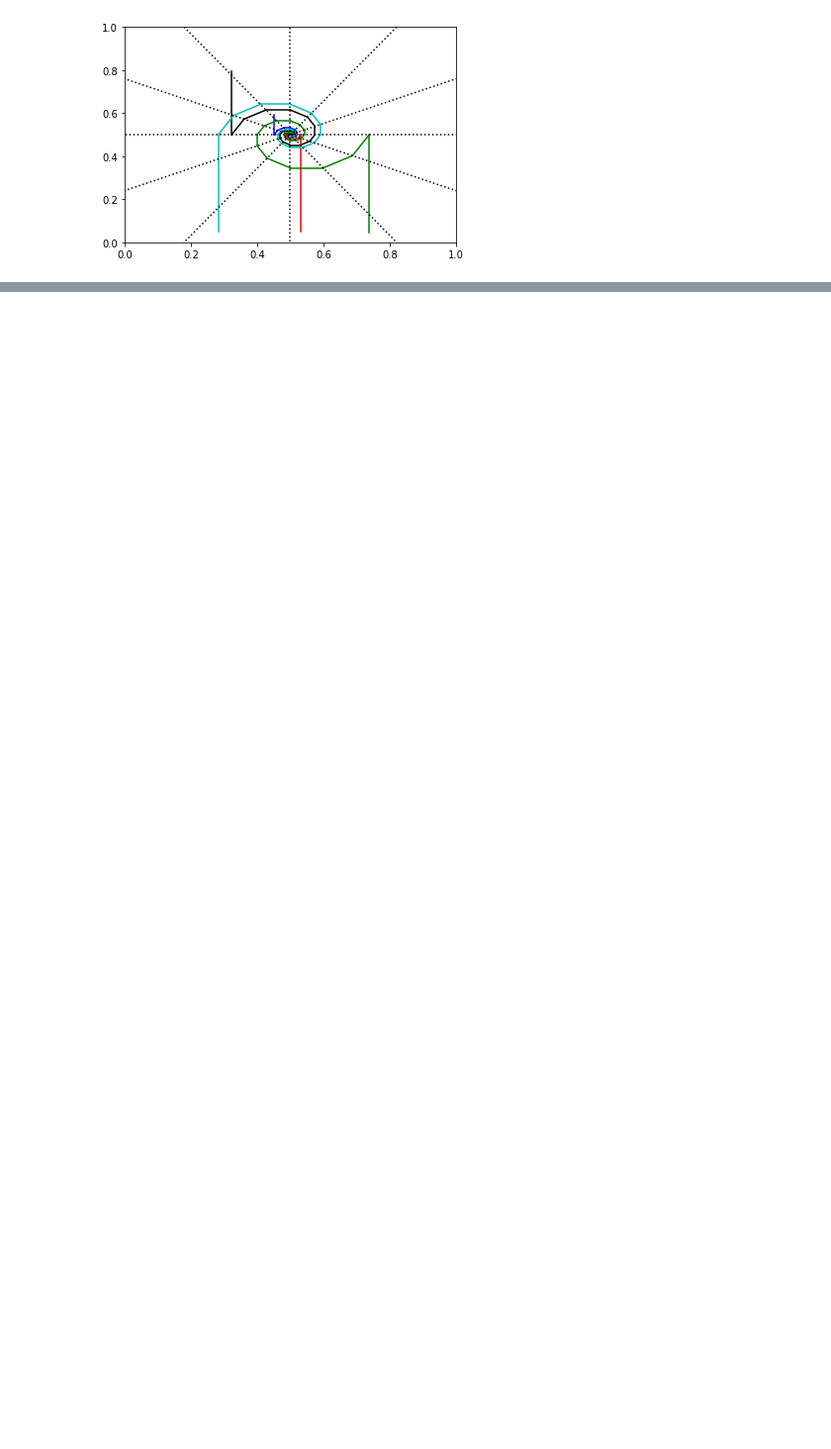
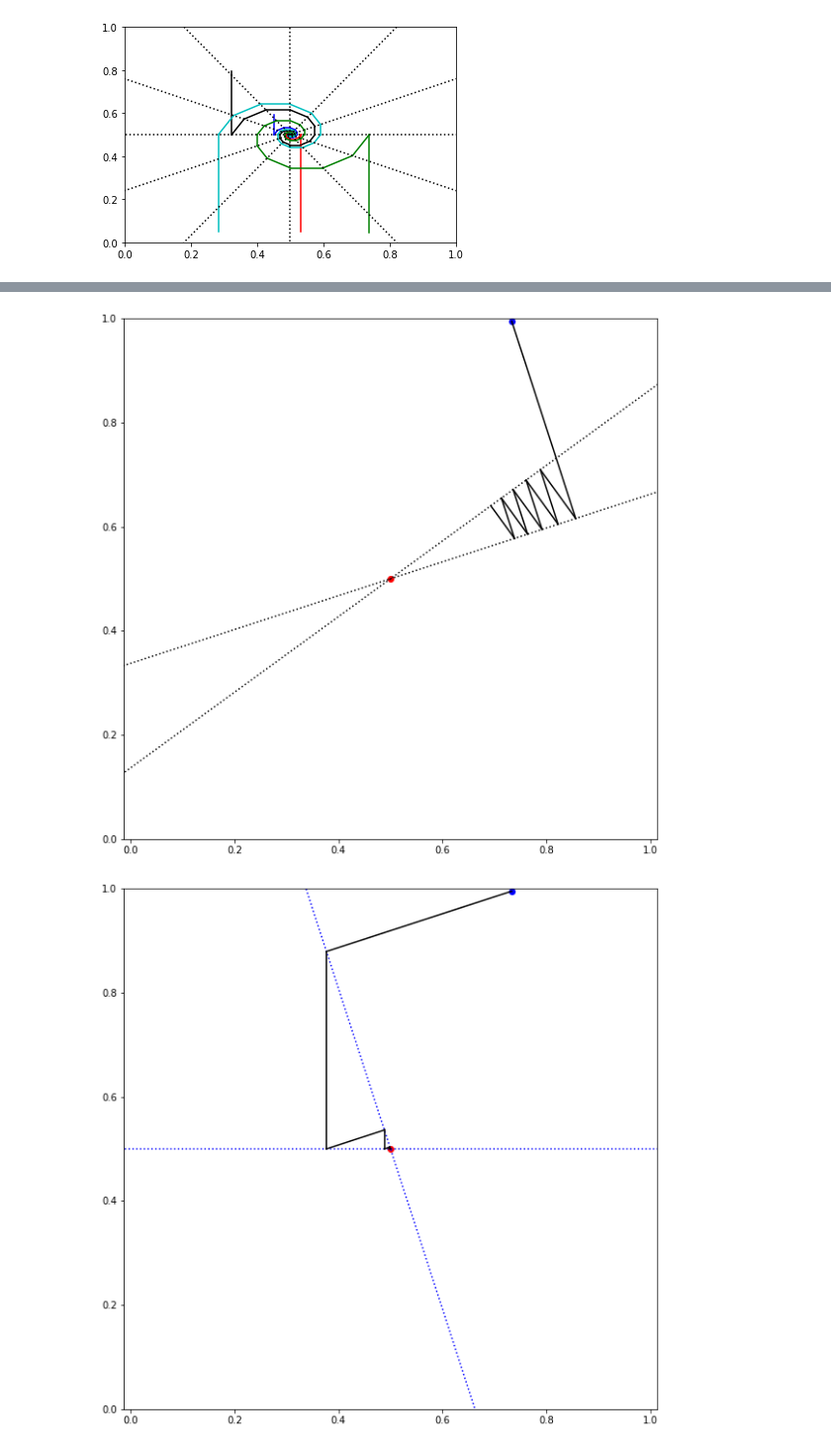
Before and after one commit to mathematicalmichael/thesis, a Jupyter notebook: examples/Iteration.ipynb, the cells around one changed output, grey strips where cells are left out. Shown at 99% size. Cells and saved outputs as stored; diff of their text form; code cells hidden in the pictures; blank space fills up the shorter version.

```diff
--- a/examples/Iteration.ipynb
+++ b/examples/Iteration.ipynb
@@ -176,0 +175,33 @@ plt.show()
+# %%
+np.random.seed(21)
+plt.figure(figsize=(10,10))
+idx_choice = [np.random.randint(numQoI), np.random.randint(numQoI)]
+mud_chain = iterate(A, b, y, initial_mean, initial_cov, data_cov=None, num_epochs=5, idx=idx_choice)
+plot_contours(A[np.array(idx_choice),:])
+plotChain(mud_chain,ref_param)
+
+plt.axis('equal')
+# plt.ylim([0.25,0.75])
+# plt.xlim([0.25,0.75])
+plt.ylim([0,1])
+plt.xlim([0,1])
+plt.savefig(f'iterative/{numQoI}D-fewepochs-pair.png')
+plt.show()
+
+
+idx_choice = [np.random.randint(numQoI), np.random.randint(numQoI)]
+plt.figure(figsize=(10,10))
+mud_chain = iterate(A, b, y, initial_mean, initial_cov, data_cov=None, num_epochs=5, idx=idx_choice)
+plot_contours(A[np.array(idx_choice),:],'b')
+plotChain(mud_chain, ref_param)
+
+plt.axis('equal')
+# plt.ylim([0.25,0.75])
+# plt.xlim([0.25,0.75])
+plt.ylim([0,1])
+plt.xlim([0,1])
+plt.savefig(f'iterative/{numQoI}D-fewepochs-pair-alt.png')
+plt.show()
+# %% [output]
+[figure, added]
+[figure, added]
```
Also changed, not shown: parts of 10 cells of this notebook, 7 other files.
